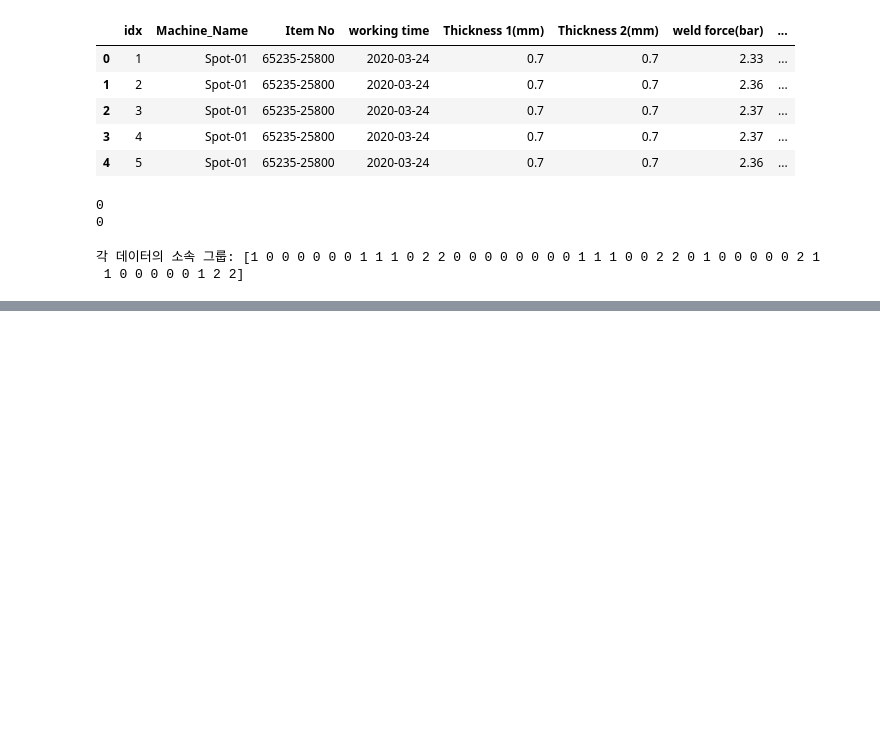
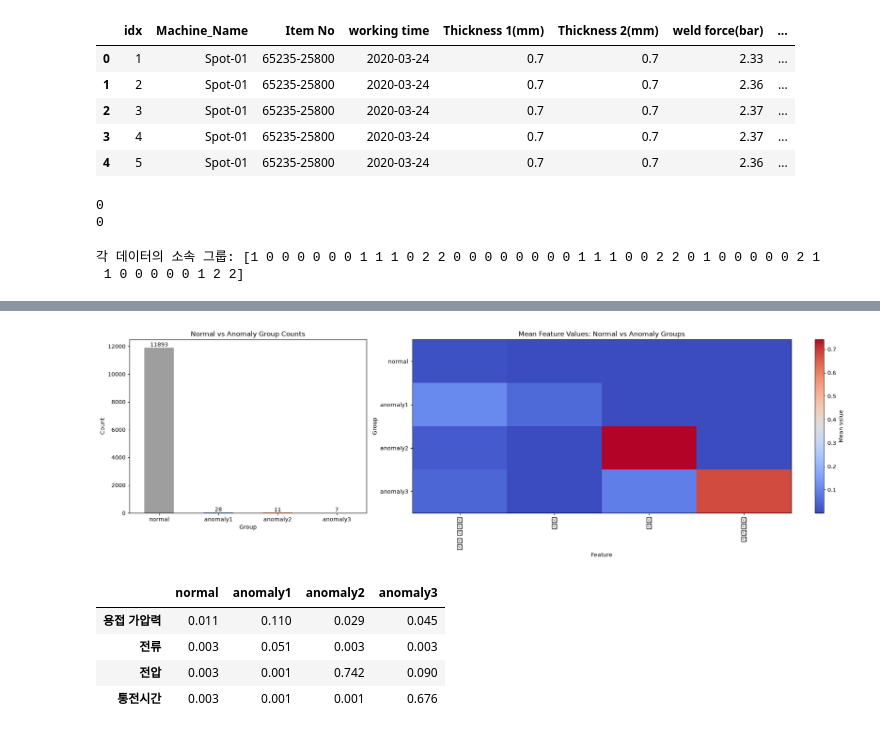
Before and after one commit to Jon-Irenicus/kamp_ai_competition, a Jupyter notebook: isolatoin_forest.ipynb, the cells around one changed output, grey strips where cells are left out. Saved outputs shown, nothing was run; the diff lists cells and outputs as text; code cells hidden in the pictures; blank space fills up the shorter version.

Commit message:
visualization

```diff
--- a/isolatoin_forest.ipynb
+++ b/isolatoin_forest.ipynb
@@ -86,0 +90,4 @@ print(np.sum(defect[undercut_idx]), np.sum(defect[lack_idx]), np.sum(defect[crac
+# %%
+anomaly1 = X.loc[X['cluster'] == 0, :]
+anomaly2 = X.loc[X['cluster'] == 1, :]
+anomaly3 = X.loc[X['cluster'] == 2, :]
@@ -86,0 +121,50 @@ print(np.sum(defect[undercut_idx]), np.sum(defect[lack_idx]), np.sum(defect[crac
+# %%
+# Isolation Forest에서 정상으로 판정된 데이터
+normal_data = scaled_data.loc[predictions == 1, :]
+
+comparison_groups = {
+    'normal': normal_data,
+    'anomaly1': anomaly1,
+    'anomaly2': anomaly2,
+    'anomaly3': anomaly3,
+}
+
+# 정상 데이터와 anomaly 그룹별 데이터 개수 비교
+counts = pd.Series({name: len(group) for name, group in comparison_groups.items()})
+
+fig, axes = plt.subplots(1, 2, figsize=(20, 6), gridspec_kw={'width_ratios': [1, 2]})
+
+counts.plot(kind='bar', ax=axes[0], color=['#9E9E9E', '#4C78A8', '#F58518', '#54A24B'])
+axes[0].set_title('Normal vs Anomaly Group Counts')
+axes[0].set_xlabel('Group')
+axes[0].set_ylabel('Count')
+axes[0].tick_params(axis='x', rotation=0)
+for index, value in enumerate(counts):
+    axes[0].text(index, value, str(value), ha='center', va='bottom')
+
+# 정상 데이터와 anomaly 그룹의 변수별 평균값 비교
+mean_values = pd.DataFrame({name: group.drop(columns='cluster', errors='ignore').mean()
+                            for name, group in comparison_groups.items()})
+mean_values = mean_values.select_dtypes(include='number')
+
+image = axes[1].imshow(mean_values.T, aspect='auto', cmap='coolwarm')
+axes[1].set_title('Mean Feature Values: Normal vs Anomaly Groups')
+axes[1].set_xlabel('Feature')
+axes[1].set_ylabel('Group')
+axes[1].set_xticks(range(len(mean_values.index)))
+axes[1].set_xticklabels(mean_values.index, rotation=90)
+axes[1].set_yticks(range(len(mean_values.columns)))
+axes[1].set_yticklabels(mean_values.columns)
+fig.colorbar(image, ax=axes[1], label='Mean value')
+
+plt.tight_layout()
+plt.show()
+
+mean_values.round(3)
+# %% [output]
+[figure, added]
+|  | normal | anomaly1 | anomaly2 | anomaly3 |
+| 용접 가압력 | 0.011 | 0.110 | 0.029 | 0.045 |
+| 전류 | 0.003 | 0.051 | 0.003 | 0.003 |
+| 전압 | 0.003 | 0.001 | 0.742 | 0.090 |
+| 통전시간 | 0.003 | 0.001 | 0.001 | 0.676 |
```
Also changed, not shown: parts of 7 cells of this notebook, 1 other file.
